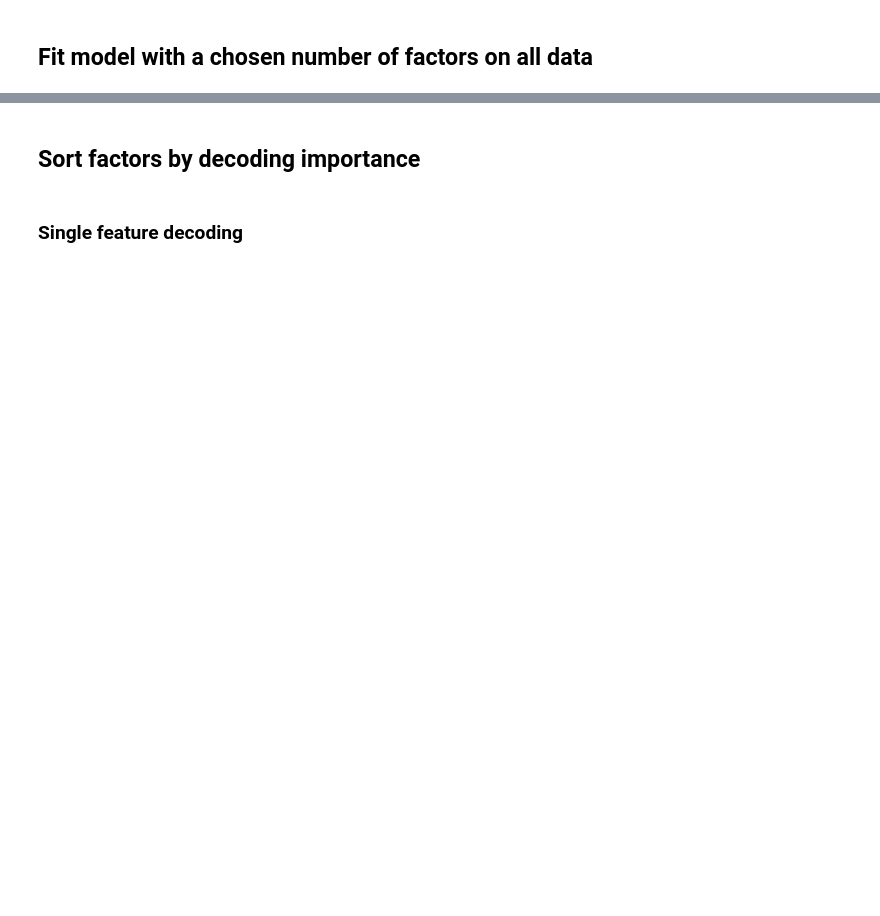
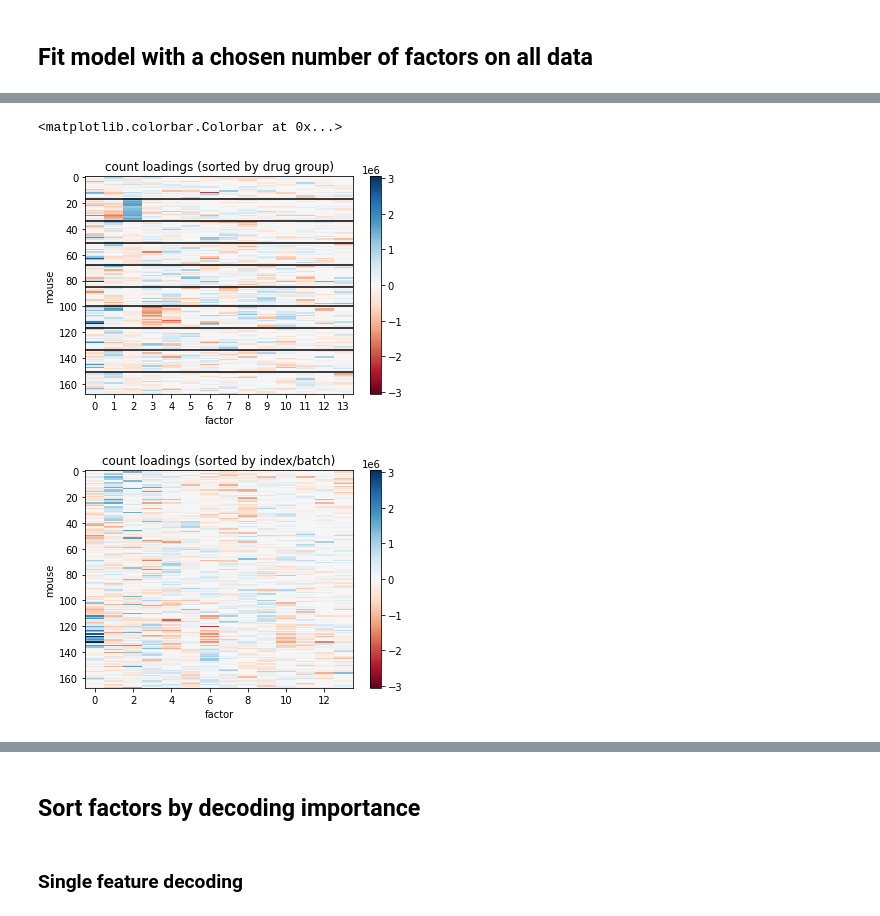
Before and after one commit to lindermanlab/fos, a Jupyter notebook: notebooks/fos_counts_intensity.ipynb, the cells around one changed output, grey strips where cells are left out. Drawn from its saved outputs; the diff is of its cells as text; code cells hidden in the pictures; blank space fills up the shorter version.

```diff
--- a/notebooks/fos_counts_intensity.ipynb
+++ b/notebooks/fos_counts_intensity.ipynb
@@ -66,0 +69,5 @@ counts_3d.shape
+# %%
+LEFT_TRUNC = 8
+counts_3d = counts_3d[:, LEFT_TRUNC:, :, :]
+intensity_3d = intensity_3d[:, LEFT_TRUNC:, :, :]
+counts_3d.shape
@@ -233,26 +309,36 @@ plt.tight_layout()
 # %%
 perm = jnp.argsort(drugs)
 bounds = jnp.cumsum(jnp.bincount(drugs)[1:-1])
 
 loadings = params.count_loadings
 vmax = abs(loadings).max()
 
+plt.figure()
 plt.imshow(loadings[perm], vmin=-vmax, vmax=vmax, cmap="RdBu", aspect="auto", interpolation="none")
 for bound in bounds:
     plt.axhline(bound, color='k')
 _ = plt.xticks(np.arange(best_num_factors))
 
 plt.xlabel("factor")
 plt.ylabel("mouse")
 plt.title("count loadings (sorted by drug group)")
 plt.colorbar()
+plt.savefig(os.path.join(RESULTS_DIR, "count_loadings_by_drug.png"), dpi=300)
+wandb.log({"count_loadings_by_drug": wandb.Image(os.path.join(RESULTS_DIR, "count_loadings_by_drug.png"))})
 
 plt.figure()
 plt.imshow(loadings, aspect="auto", cmap="RdBu", vmin=-vmax, vmax=vmax, interpolation="none")
 plt.xlabel("factor")
 plt.ylabel("mouse")
 plt.title("count loadings (sorted by index/batch)")
 plt.colorbar()
+
+plt.savefig(os.path.join(RESULTS_DIR, "count_loadings_by_batch.png"), dpi=300)
+wandb.log({"count_loadings_by_batch": wandb.Image(os.path.join(RESULTS_DIR, "count_loadings_by_batch.png"))})
+# %% [output]
+<matplotlib.colorbar.Colorbar at 0x...>
+[figure, added]
+[figure, added]
 # %%
 perm = jnp.argsort(drugs)
 bounds = jnp.cumsum(jnp.bincount(drugs)[1:-1])
```
Also changed, not shown: parts of 39 cells of this notebook.
